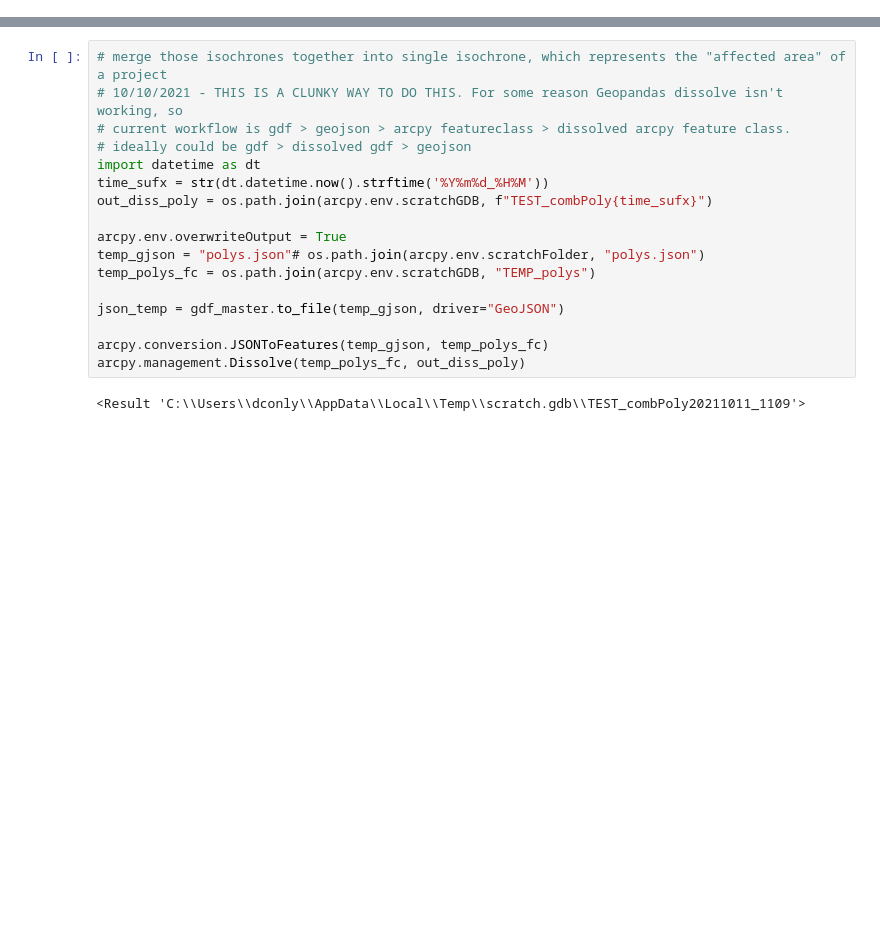
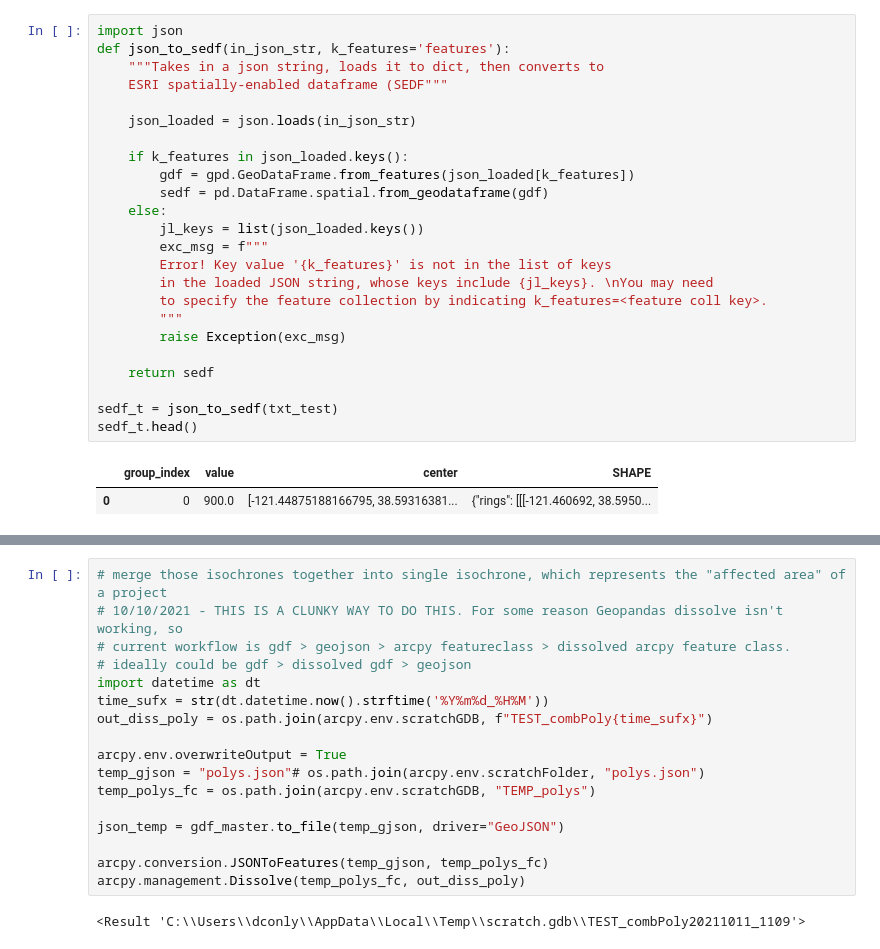
Before and after one commit to SACOG/GIS-tools, a Jupyter notebook: ORS/ORS-isochrones.ipynb, the cells around one changed output, grey strips where cells are left out. Saved outputs shown, nothing was run; the diff lists cells and outputs as text; blank space fills up the shorter version.

```diff
--- a/ORS/ORS-isochrones.ipynb
+++ b/ORS/ORS-isochrones.ipynb
@@ -44,0 +58,27 @@ polygon_txt = call.text
+# %%
+import json
+def json_to_sedf(in_json_str, k_features='features'):
+    """Takes in a json string, loads it to dict, then converts to
+    ESRI spatially-enabled dataframe (SEDF"""
+
+    json_loaded = json.loads(in_json_str)
+
+    if k_features in json_loaded.keys():
+        gdf = gpd.GeoDataFrame.from_features(json_loaded[k_features])
+        sedf = pd.DataFrame.spatial.from_geodataframe(gdf)
+    else:
+        jl_keys = list(json_loaded.keys())
+        exc_msg = f"""
+        Error! Key value '{k_features}' is not in the list of keys
+        in the loaded JSON string, whose keys include {jl_keys}. \nYou may need
+        to specify the feature collection by indicating k_features=<feature coll key>.
+        """
+        raise Exception(exc_msg)
+
+    return sedf
+
+sedf_t = json_to_sedf(txt_test)
+sedf_t.head()
+# %% [output]
+|  | group_index | value | center | SHAPE |
+| 0 | 0 | 900.0 | [-121.44875188166795, 38.59316381... | {"rings": [[[-121.460692, 38.5950... |
```
Also changed, not shown: parts of 11 cells of this notebook.
